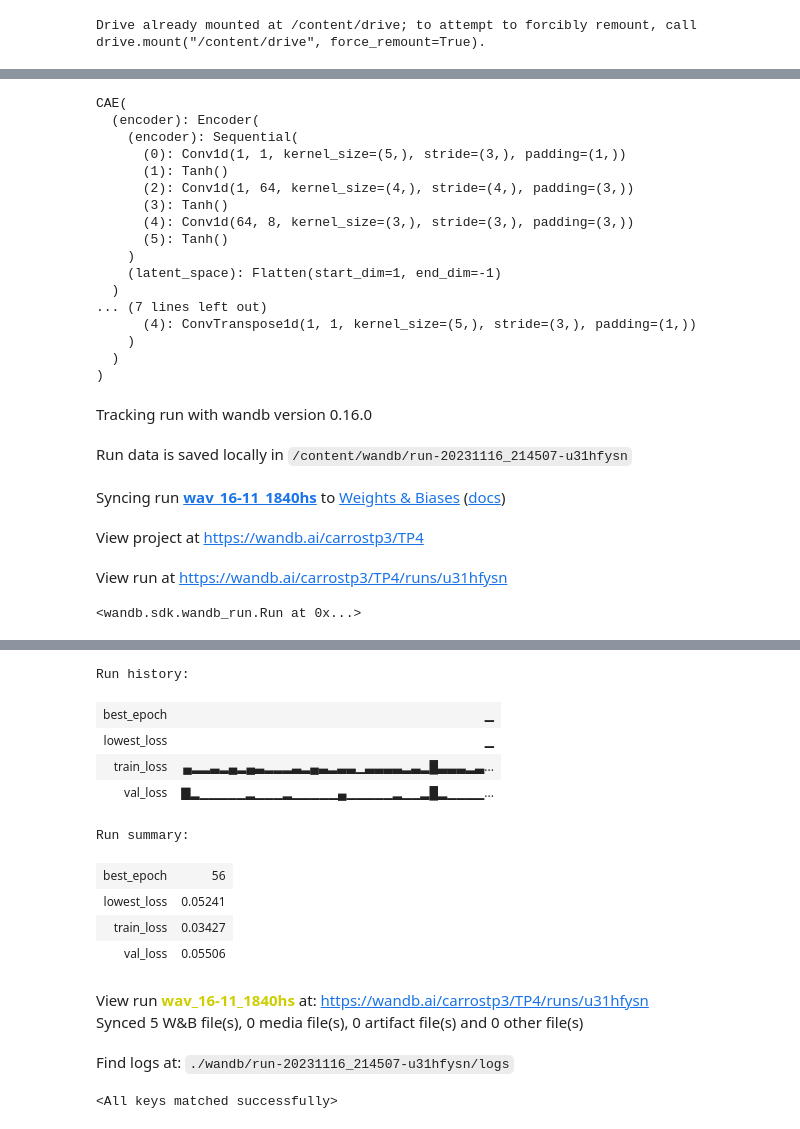
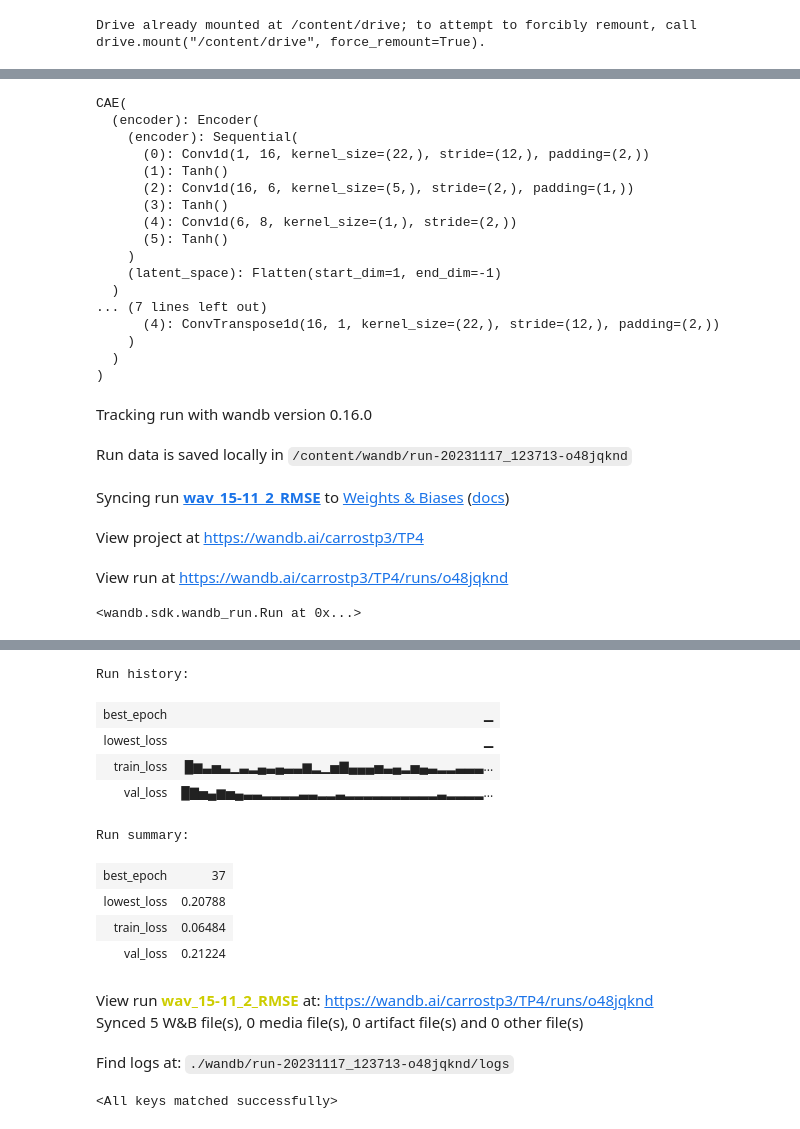
Before and after one commit to gaston-lm/TDVI_tp4_music_encoder, a Jupyter notebook: src/music_encoder.ipynb, the cells around one changed output, grey strips where cells are left out. Saved outputs shown, nothing was run; the diff lists cells and outputs as text; code cells hidden in the pictures.

```diff
--- a/src/music_encoder.ipynb
+++ b/src/music_encoder.ipynb
@@ -88,8 +89,3 @@ class MusicDataset():
 dataset = MusicDataset(data_dir)
 # %% [output]
 Drive already mounted at /content/drive; to attempt to forcibly remount, call drive.mount("/content/drive", force_remount=True).
-# %%
-audio, spec, _ = dataset[0]
-import IPython
-print(audio.size())
-IPython.display.Audio(audio, rate=22050)
@@ -107,14 +92,18 @@ plt.imshow(spec.log2()[0,:,:].numpy(),cmap='magma')
 # %%
-audio, spec, label = dataset[0]
-
 # Hiperparámetros
 batch_size = 20
 learning_rate = 0.02
-epochs = 100
-latent_size = 24520
-experiment_name = 'wav_16-11_1840hs'
+epochs = 40
+latent_size = 18376
+experiment_name = 'wav_15-11_2_RMSE'
+loss_type = "RMSE"
 project_name = 'TP4'
 # %%
+ic1, ic2, ic3 = 16, 6, 8
+ks1, ks2, ks3 = 22, 5, 1
+s1, s2, s3 = 12, 2, 2
+p1, p2, p3 = 2, 1, 0
+
 # Definición del encoder
 class Encoder(nn.Module):
     def __init__(self):
@@ -138,7 +127,7 @@ class Encoder(nn.Module):
 class Decoder(nn.Module):
     def __init__(self):
         super(Decoder, self).__init__()
-        self.unflatten = nn.Unflatten(1, (8, 3065))
+        self.unflatten = nn.Unflatten(1, (8, 2297))
         self.decoder = nn.Sequential(
             nn.ConvTranspose1d(ic3, ic2, kernel_size=ks3, stride=s3, padding=p3),
             nn.Tanh(),
@@ -177,32 +166,33 @@ wandb.init(
         "batch_size": batch_size,
         "learning_rate": learning_rate,
         "epochs": epochs,
-        "latent_size": latent_size
+        "latent_size": latent_size,
+        "loss_type": loss_type
     }
 )
 # %% [output]
 CAE(
   (encoder): Encoder(
     (encoder): Sequential(
-      (0): Conv1d(1, 1, kernel_size=(5,), stride=(3,), padding=(1,))
+      (0): Conv1d(1, 16, kernel_size=(22,), stride=(12,), padding=(2,))
       (1): Tanh()
-      (2): Conv1d(1, 64, kernel_size=(4,), stride=(4,), padding=(3,))
+      (2): Conv1d(16, 6, kernel_size=(5,), stride=(2,), padding=(1,))
       (3): Tanh()
-      (4): Conv1d(64, 8, kernel_size=(3,), stride=(3,), padding=(3,))
+      (4): Conv1d(6, 8, kernel_size=(1,), stride=(2,))
       (5): Tanh()
     )
     (latent_space): Flatten(start_dim=1, end_dim=-1)
   )
 ... (7 lines left out)
-      (4): ConvTranspose1d(1, 1, kernel_size=(5,), stride=(3,), padding=(1,))
+      (4): ConvTranspose1d(16, 1, kernel_size=(22,), stride=(12,), padding=(2,))
     )
   )
 )
 Tracking run with wandb version 0.16.0
-Run data is saved locally in /content/wandb/run-20231116_214507-u31hfysn
+Run data is saved locally in /content/wandb/run-20231117_123713-o48jqknd
-Syncing run wav_16-11_1840hs to Weights & Biases (docs)
+Syncing run wav_15-11_2_RMSE to Weights & Biases (docs)
 View project at https://wandb.ai/carrostp3/TP4
-View run at https://wandb.ai/carrostp3/TP4/runs/u31hfysn
+View run at https://wandb.ai/carrostp3/TP4/runs/o48jqknd
 <wandb.sdk.wandb_run.Run at 0x...>
 # %%
 # Divido en training, validation, testing.
@@ -210,7 +200,8 @@ val_size = 100
 test_size = 100
 train_size = len(dataset) - val_size - test_size
 
-train_ds, val_ds, test_ds = td.random_split(dataset, [train_size, val_size, test_size])
+generator = torch.Generator().manual_seed(SEED)
+train_ds, val_ds, test_ds = td.random_split(dataset, [train_size, val_size, test_size], generator)
 
 train_dl = td.DataLoader(train_ds, batch_size, shuffle=True, num_workers=2, pin_memory=True)
 valid_dl = td.DataLoader(val_ds, batch_size, num_workers=2, pin_memory=True)
@@ -227,7 +218,7 @@ class RMSELoss(nn.Module):
         return loss
 # %%
 # Definición de función de perdida (MSE loss la que se suele usar para reconstrucción)
-criterion = nn.MSELoss()
+criterion = RMSELoss()
 # Definición del optimizador
 optimizer = optim.Adam(model.parameters(), lr=learning_rate)
 
@@ -251,7 +242,7 @@ for epoch in range(epochs):
         outputs, _ = model(inputs)
 
         # Compute reconstruction loss
-        loss = torch.sqrt(criterion(outputs, inputs))
+        loss = criterion(outputs, inputs)
 
         # Backward pass and optimization
         optimizer.zero_grad()
@@ -326,16 +317,16 @@ Entrenamiento finalizado, la loss más baja fue 0.05241374298930168 la mejor epo
 Run history:
 | best_epoch | ▁ |
 | lowest_loss | ▁ |
-| train_loss | ▄▂▂▃▂▄▂▄▃▂▂▂▃▂▄▃▂▃▃▁▃▃▃▃▂▃▂█▃▃▃▂▃... |
-| val_loss | ▇▂▁▁▁▁▁▂▁▁▁▂▁▁▁▁▁▄▁▁▁▁▁▂▁▁▂█▂▁▁▁▁... |
+| train_loss | █▆▃▅▃▁▃▂▄▃▄▃▃▆▂▁▅▇▄▄▄▅▃▄▂▅▄▃▂▂▃▃▃... |
+| val_loss | █▇▅▄▆▅▄▃▃▂▂▂▂▃▃▂▂▃▂▂▂▂▂▂▂▂▂▂▃▂▂▂▂... |
 Run summary:
-| best_epoch | 56 |
-| lowest_loss | 0.05241 |
-| train_loss | 0.03427 |
-| val_loss | 0.05506 |
+| best_epoch | 37 |
+| lowest_loss | 0.20788 |
+| train_loss | 0.06484 |
+| val_loss | 0.21224 |
-View run wav_16-11_1840hs at: https://wandb.ai/carrostp3/TP4/runs/u31hfysn
+View run wav_15-11_2_RMSE at: https://wandb.ai/carrostp3/TP4/runs/o48jqknd
 Synced 5 W&B file(s), 0 media file(s), 0 artifact file(s) and 0 other file(s)
-Find logs at: ./wandb/run-20231116_214507-u31hfysn/logs
+Find logs at: ./wandb/run-20231117_123713-o48jqknd/logs
 # %%
 # Load the best model
 S = torch.load('cae.pth')
```
Also changed, not shown: parts of 23 cells of this notebook.
